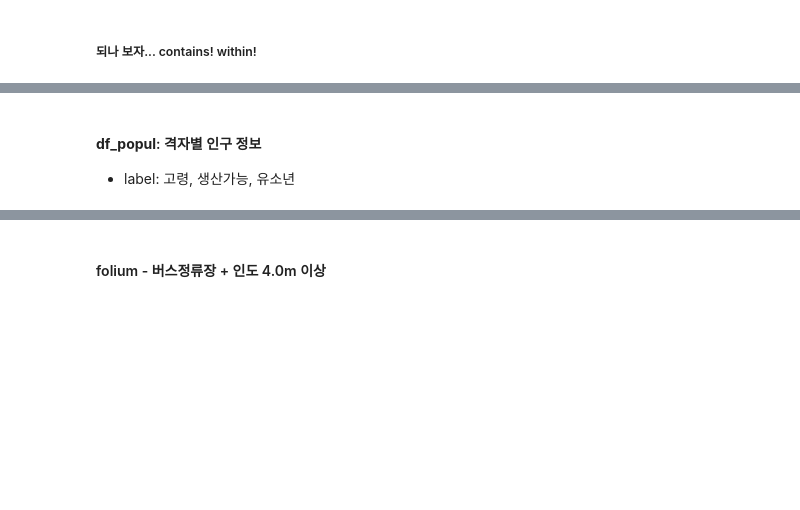
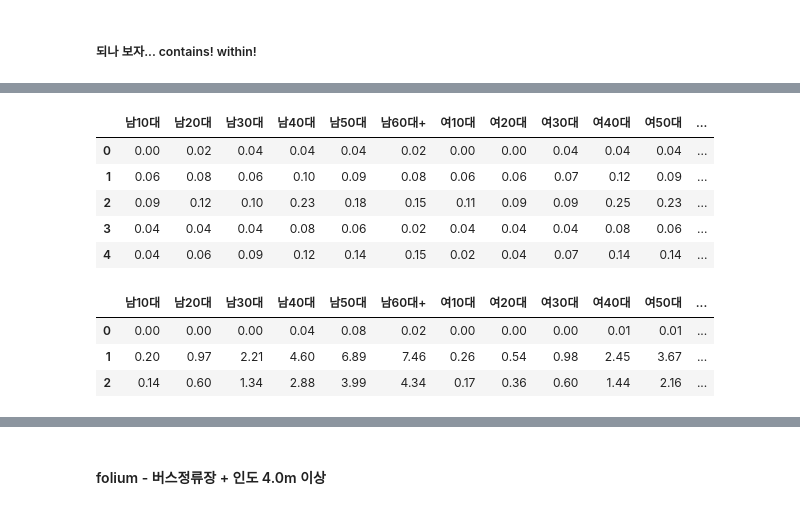
Before and after one commit to eruru0411/DL_Study, a Jupyter notebook: LH.ipynb, the cells around one changed output, grey strips where cells are left out. Saved outputs shown, nothing was run; the diff lists cells and outputs as text; code cells hidden in the pictures; blank space fills up the shorter version.

```diff
--- a/LH.ipynb
+++ b/LH.ipynb
@@ -879,3 +719,0 @@ plt.show()
-# %% [markdown]
-#### <b>df_popul</b>: 격자별 인구 정보
-- label: 고령, 생산가능, 유소년
@@ -891,0 +720,19 @@ df_popul = df_popul.append(df_young)
+# %%
+df_유동 = df_유동인구_성연령.drop('월', axis=1)
+df_유동 = df_유동[df_유동.columns].groupby(['lon', 'lat'], as_index=False).agg(sum)
+df_유동.head()
+# %% [output]
+|  | 남10대 | 남20대 | 남30대 | 남40대 | 남50대 | 남60대+ | 여10대 | 여20대 | 여30대 | 여40대 | 여50대 | ... |
+| 0 | 0.00 | 0.02 | 0.04 | 0.04 | 0.04 | 0.02 | 0.00 | 0.00 | 0.04 | 0.04 | 0.04 | ... |
+| 1 | 0.06 | 0.08 | 0.06 | 0.10 | 0.09 | 0.08 | 0.06 | 0.06 | 0.07 | 0.12 | 0.09 | ... |
+| 2 | 0.09 | 0.12 | 0.10 | 0.23 | 0.18 | 0.15 | 0.11 | 0.09 | 0.09 | 0.25 | 0.23 | ... |
+| 3 | 0.04 | 0.04 | 0.04 | 0.08 | 0.06 | 0.02 | 0.04 | 0.04 | 0.04 | 0.08 | 0.06 | ... |
+| 4 | 0.04 | 0.06 | 0.09 | 0.12 | 0.14 | 0.15 | 0.02 | 0.04 | 0.07 | 0.14 | 0.14 | ... |
+# %%
+lonlat_to_point(df_유동)
+df_유동.head(3)
+# %% [output]
+|  | 남10대 | 남20대 | 남30대 | 남40대 | 남50대 | 남60대+ | 여10대 | 여20대 | 여30대 | 여40대 | 여50대 | ... |
+| 0 | 0.00 | 0.00 | 0.00 | 0.04 | 0.08 | 0.02 | 0.00 | 0.00 | 0.00 | 0.01 | 0.01 | ... |
+| 1 | 0.20 | 0.97 | 2.21 | 4.60 | 6.89 | 7.46 | 0.26 | 0.54 | 0.98 | 2.45 | 3.67 | ... |
+| 2 | 0.14 | 0.60 | 1.34 | 2.88 | 3.99 | 4.34 | 0.17 | 0.36 | 0.60 | 1.44 | 2.16 | ... |
```
Also changed, not shown: parts of 106 cells of this notebook.
